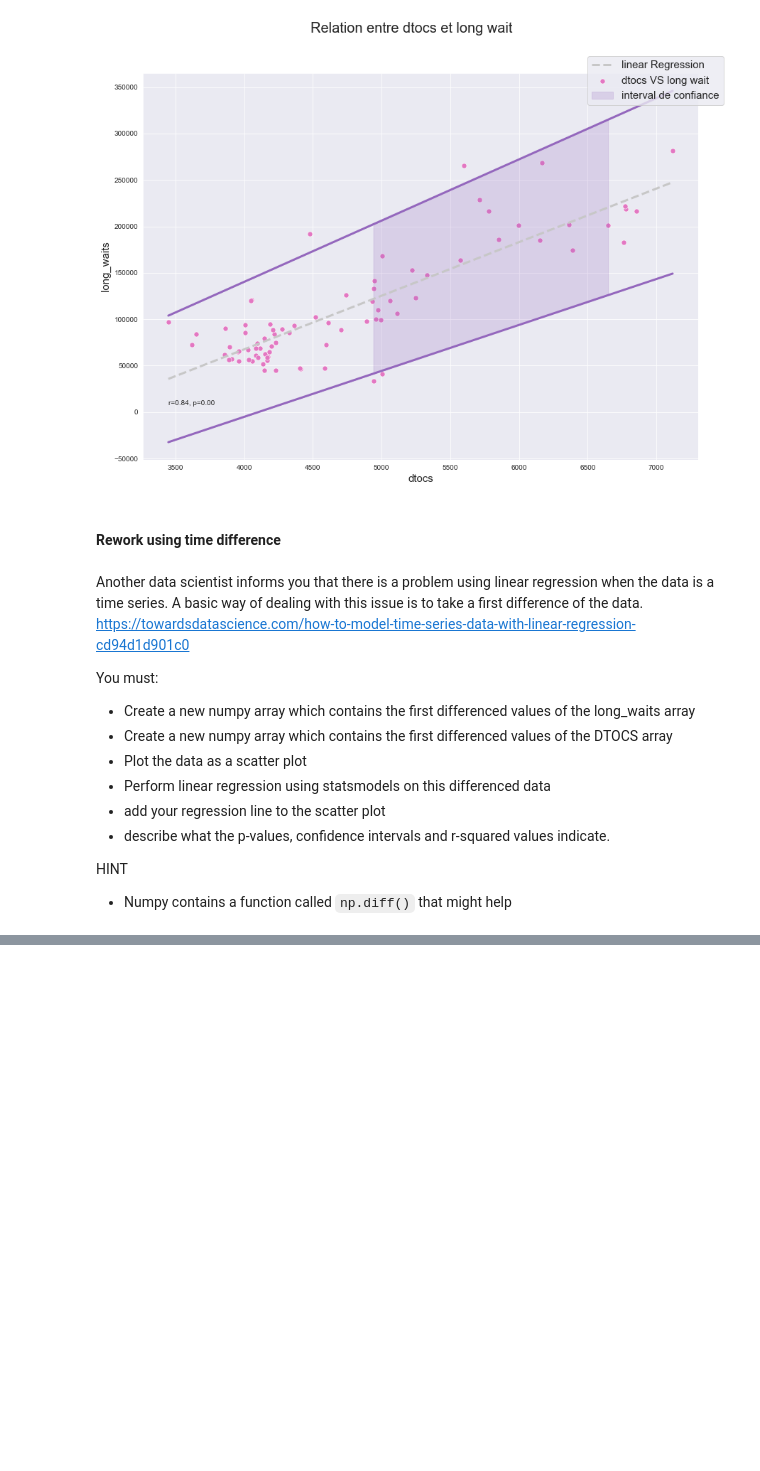
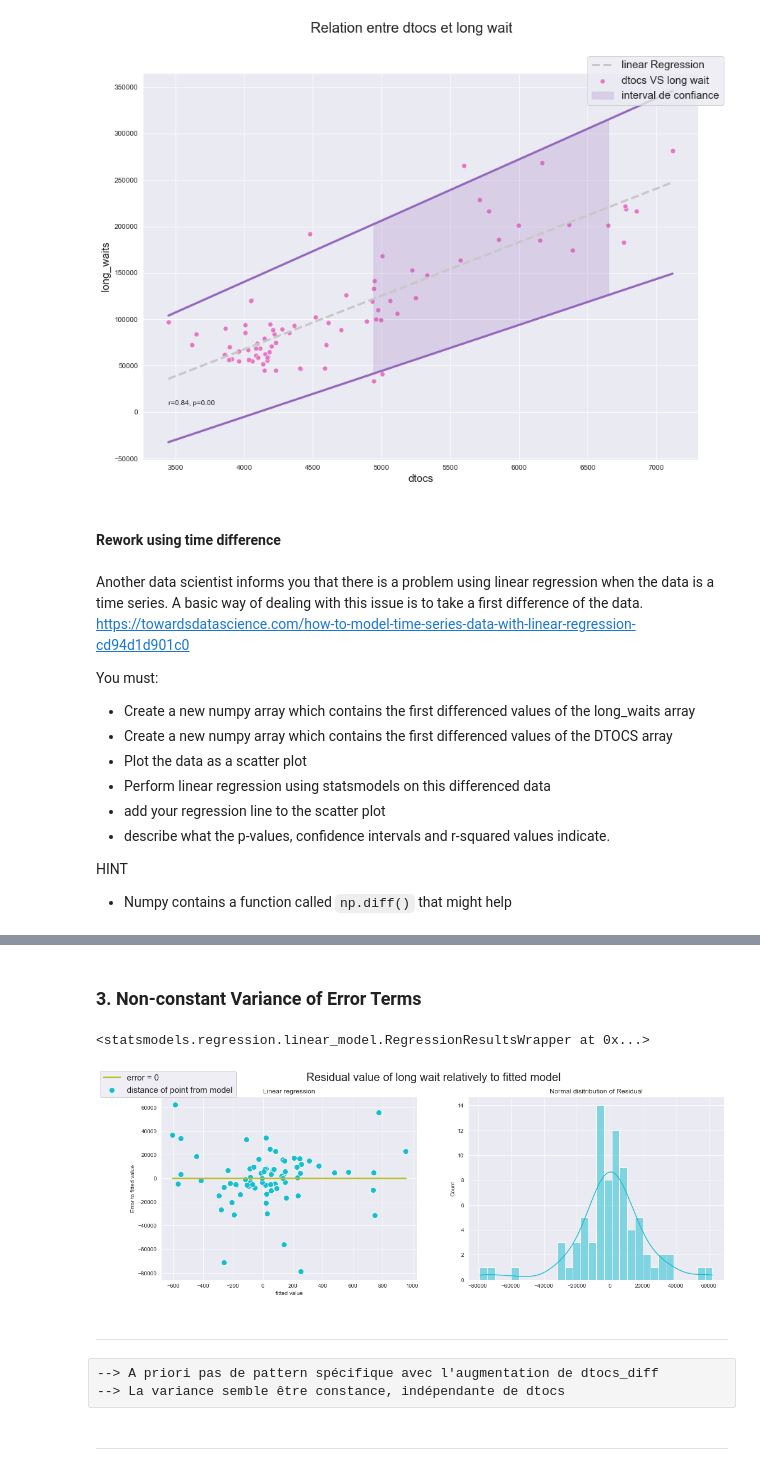
Before and after one commit to ManuLabricole/CDN-Statistique, a Jupyter notebook: 3 - Regression lineaire/Notebooks/notebook_1.ipynb, the cells around one changed output, grey strips where cells are left out. Drawn from its saved outputs; the diff is of its cells as text; code cells hidden in the pictures; blank space fills up the shorter version.

```diff
--- a/3 - Regression lineaire/Notebooks/notebook_1.ipynb
+++ b/3 - Regression lineaire/Notebooks/notebook_1.ipynb
@@ -638,0 +797,64 @@ https://towardsdatascience.com/how-to-use-residual-plots-for-regression-model-va
+# %% [markdown]
+### 3. Non-constant Variance of Error Terms
+# %%
+results
+# %% [output]
+<statsmodels.regression.linear_model.RegressionResultsWrapper at 0x...>
+# %%
+fig, ax = plt.subplots(nrows=1, ncols=2, figsize=(18, 6))
+fig.suptitle("Residual value of long wait relatively to fitted model", fontsize=20)
+
+
+results.resid;
+results.fittedvalues;
+
+
+sns.scatterplot(
+    ax=ax[0],
+    x=df["dtocs_diff"],
+    y=results.resid,
+    data=df,
+    color=colors[0],
+    alpha=1,
+    s=100,
+    label="distance of point from model",
+)
+
+sns.lineplot(
+    ax=ax[0],
+    x=df["dtocs_diff"],
+    y=np.zeros(len(results.fittedvalues)),
+    color=colors[2],
+    lw=3,
+    label="error = 0"
+    )
+
+sns.histplot(
+    ax=ax[1],
+    x=results.resid,
+
+    color=colors[0],
+    alpha=0.5,
+    bins=30,
+    kde=True,
+)
+
+
+ax[0].set_ylabel("Error to dtocs_diff")
+ax[0].set_xlabel("dtocs_diff")
+ax[0].set_title("Linear regression")
+ax[0].legend(bbox_to_anchor=(0.3, 1.15), loc=1, borderaxespad=0.2, fontsize=15)
+
+ax[1].set_title("Normal disitribution of Residual")
+
+
+fig.show()
+# %% [output]
+[figure, added]
+# %% [markdown]
+-----
+# %% [raw]
+--> A priori pas de pattern spécifique avec l'augmentation de dtocs_diff
+--> La variance semble être constance, indépendante de dtocs
+# %% [markdown]
+-----
```
Also changed, not shown: parts of 53 cells of this notebook, 1 other file.
